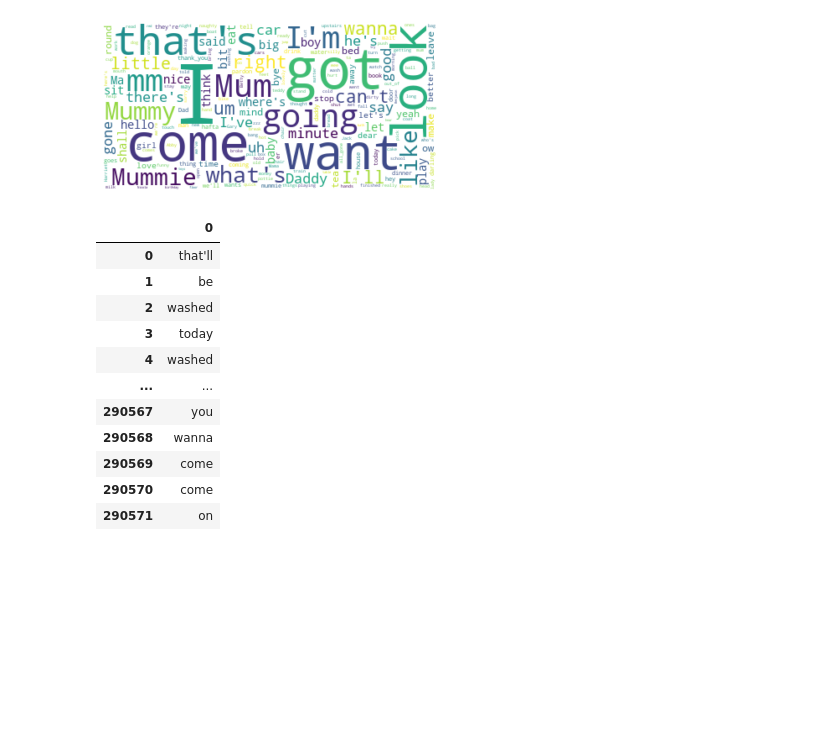
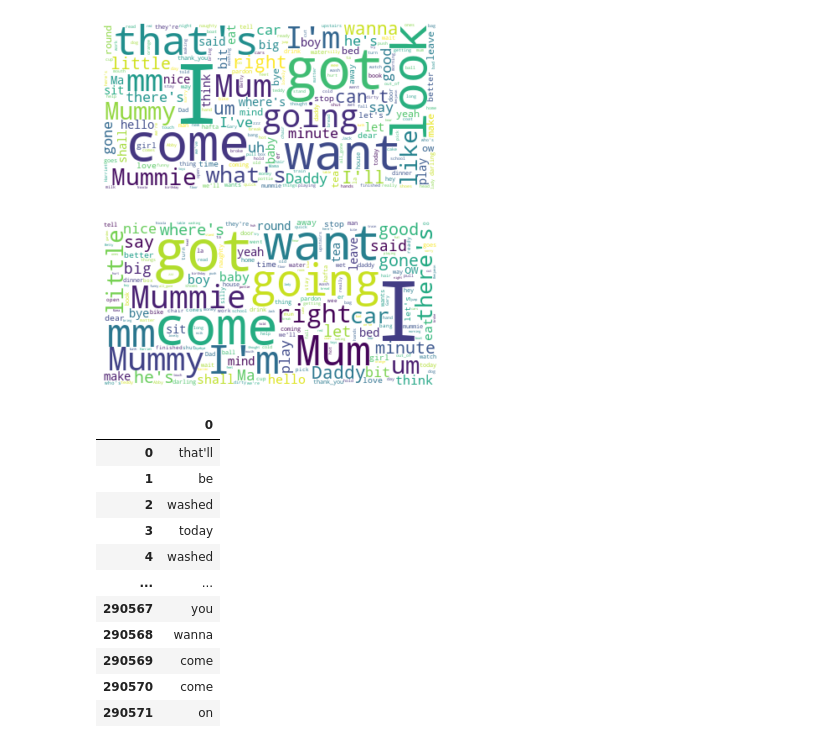
Before and after one commit to Yi-Chen-Lin2019/Chatbot, a Jupyter notebook: preprocess_child_corpus.ipynb, the cells around one changed output. Drawn from its saved outputs; the diff is of its cells as text; code cells hidden in the pictures; blank space fills up the shorter version.

Commit message:
remove more stop words

```diff
--- a/preprocess_child_corpus.ipynb
+++ b/preprocess_child_corpus.ipynb
@@ -186,6 +186,25 @@ plt.axis("off")
 plt.show()
 # %% [output]
 [figure]
+# %%
+stopwords4 = ['look', 'what\'s', 'that\'s', 'like', 'uh', 'I\'ve', 'He\'s', 'can\'t', 'wanna', 'I\'ll']
+
+def removeStopwords4(wordlist, stopwords3):
+    return [w for w in wordlist if w not in stopwords4]
+
+# Create and generate a word cloud image for 4nd cleaned words
+
+wordlist4 = removeStopwords4(wordlist3, stopwords4)
+dictionary4 = obo.wordListToFreqDict(wordlist4)
+sorteddict4 = obo.sortFreqDict(dictionary4)
+wordcloud4 = WordCloud(max_font_size=100, max_words=200, background_color="white").generate_from_frequencies(dictionary4)
+
+# Display the generated image:
+plt.imshow(wordcloud4, interpolation='bilinear')
+plt.axis("off")
+plt.show()
+# %% [output]
+[figure, added]
 # %%
 # another way to clean corpus
 
```
